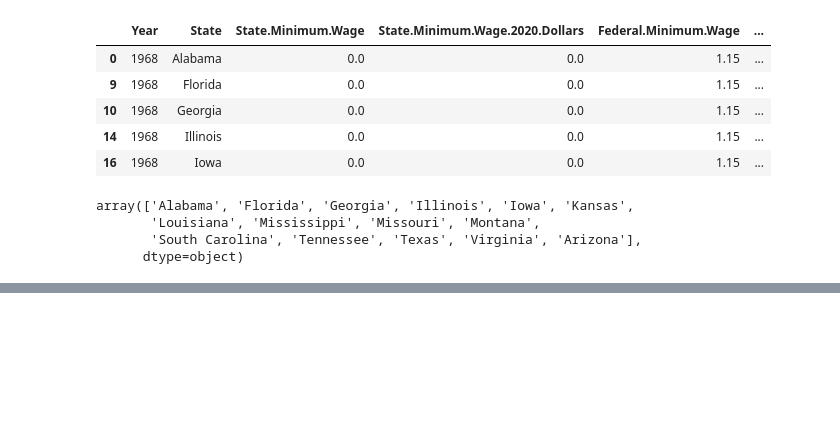
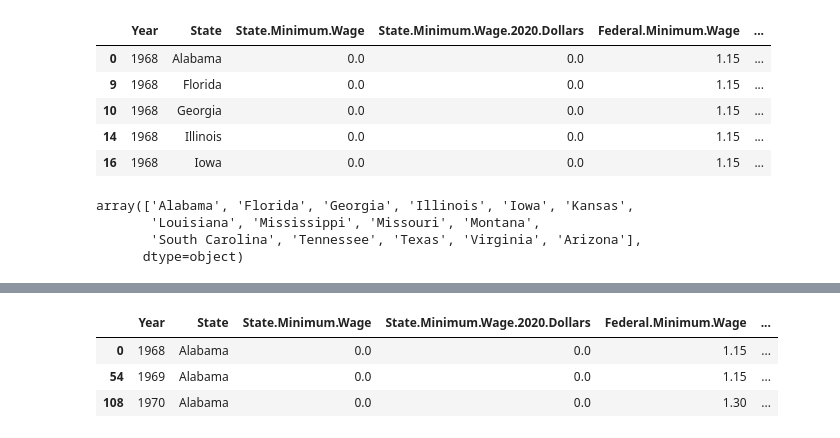
Before and after one commit to jsung0228/code, a Jupyter notebook: Groupby_Data_Analysis_with_Python_3_and_Pandas.ipynb, the cells around one changed output, grey strips where cells are left out. Drawn from its saved outputs; the diff is of its cells as text; code cells hidden in the pictures; blank space fills up the shorter version.

```diff
--- a/Groupby_Data_Analysis_with_Python_3_and_Pandas.ipynb
+++ b/Groupby_Data_Analysis_with_Python_3_and_Pandas.ipynb
@@ -116,0 +102,8 @@ act_
+# %%
+grouped_issues = issue_df.groupby("State")
+grouped_issues.get_group("Alabama").head(3)
+# %% [output]
+|  | Year | State | State.Minimum.Wage | State.Minimum.Wage.2020.Dollars | Federal.Minimum.Wage | ... |
+| 0 | 1968 | Alabama | 0.0 | 0.0 | 1.15 | ... |
+| 54 | 1969 | Alabama | 0.0 | 0.0 | 1.15 | ... |
+| 108 | 1970 | Alabama | 0.0 | 0.0 | 1.30 | ... |
```
Also changed, not shown: parts of 4 cells of this notebook.
